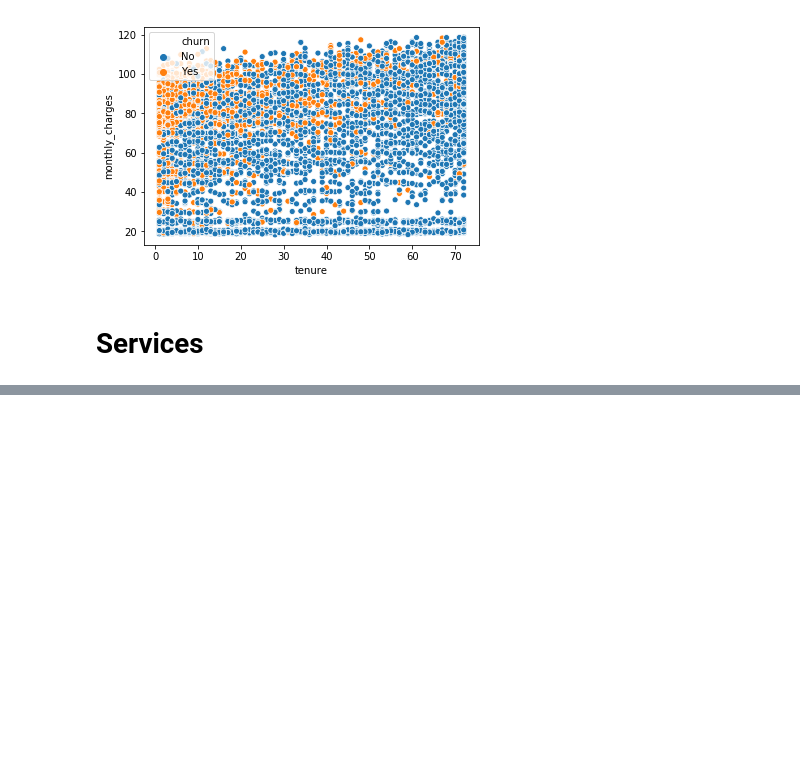
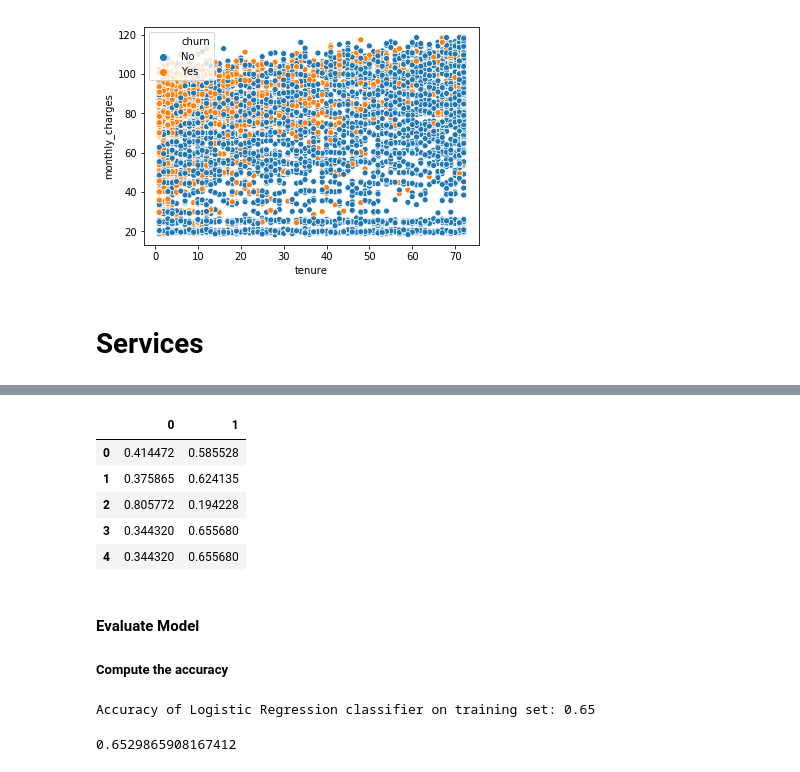
Before and after one commit to classification-telco-project-sanmaco/classification-telco, a Jupyter notebook: Classification-Project-Main.ipynb, the cells around one changed output, grey strips where cells are left out. Cells and saved outputs as stored; diff of their text form; code cells hidden in the pictures; blank space fills up the shorter version.

```diff
--- a/Classification-Project-Main.ipynb
+++ b/Classification-Project-Main.ipynb
@@ -851,0 +1087,28 @@ plt.show()
+# %%
+y_pred_proba_df = pd.DataFrame(y_pred_proba)
+y_pred_proba_df.head()
+
+
+# pd.DataFrame(data=data[1:,1:],    # values
+# ...              index=data[1:,0],    # 1st column as index
+# ...              columns=data[0,1:])
+# %% [output]
+|  | 0 | 1 |
+| 0 | 0.414472 | 0.585528 |
+| 1 | 0.375865 | 0.624135 |
+| 2 | 0.805772 | 0.194228 |
+| 3 | 0.344320 | 0.655680 |
+| 4 | 0.344320 | 0.655680 |
+# %% [markdown]
+#### Evaluate Model
+##### Compute the accuracy
+# %%
+print('Accuracy of Logistic Regression classifier on training set: {:.2f}'
+     .format(logit.score(X_train, y_train)))
+# %% [output]
+Accuracy of Logistic Regression classifier on training set: 0.65
+# %%
+logit.score(X_train, y_train)
+# at 70% split, 0.6529865908167412
+# %% [output]
+0.6529865908167412
```
Also changed, not shown: parts of 62 cells of this notebook.
